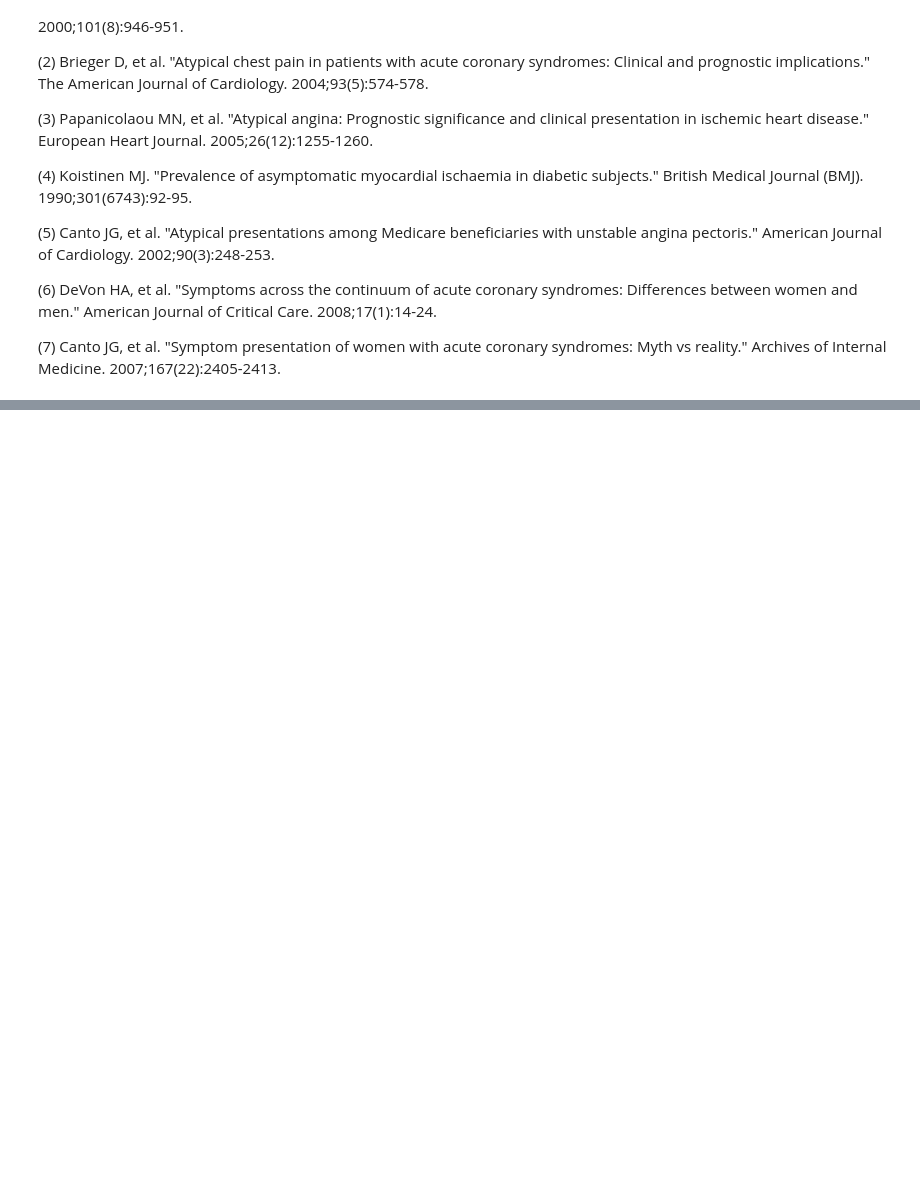
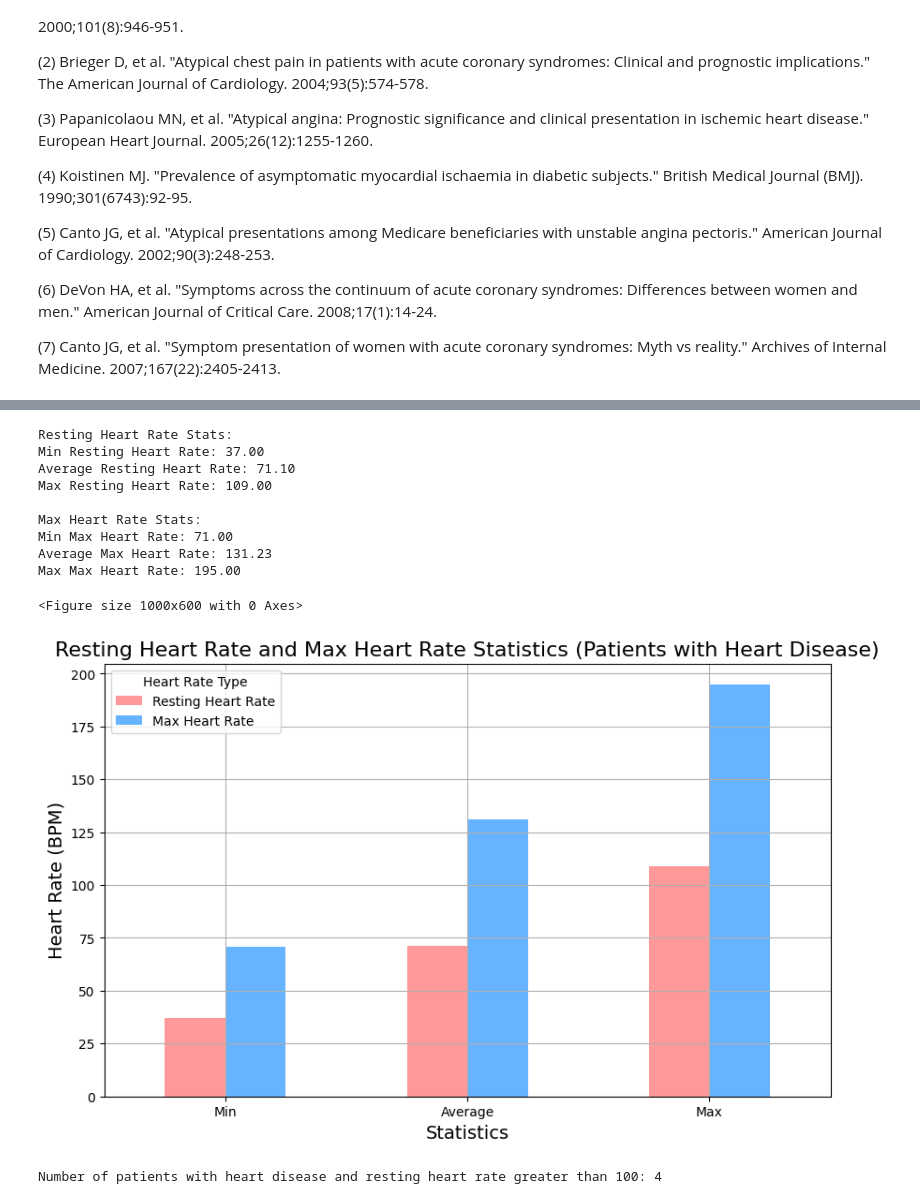
Before and after one commit to KentFre/CDS_CardioVision, a Jupyter notebook: data/data_cleanup.ipynb, the cells around one changed output, grey strips where cells are left out. Drawn from its saved outputs; the diff is of its cells as text; code cells hidden in the pictures; blank space fills up the shorter version.

```diff
--- a/data/data_cleanup.ipynb
+++ b/data/data_cleanup.ipynb
@@ -827,0 +939,59 @@ True                         53   24.423963
+# %%
+resting_heart_rate_stats = {
+    'Min Resting Heart Rate': heart_disease_patients['resting_heart_rate'].min(),
+    'Average Resting Heart Rate': heart_disease_patients['resting_heart_rate'].mean(),
+    'Max Resting Heart Rate': heart_disease_patients['resting_heart_rate'].max()
+}
+
+max_heart_rate_stats = {
+    'Min Max Heart Rate': heart_disease_patients['max_heart_rate'].min(),
+    'Average Max Heart Rate': heart_disease_patients['max_heart_rate'].mean(),
+    'Max Max Heart Rate': heart_disease_patients['max_heart_rate'].max()
+}
+
+
+print("Resting Heart Rate Stats:")
+for key, value in resting_heart_rate_stats.items():
+    print(f"{key}: {value:.2f}")
+
+print("\nMax Heart Rate Stats:")
+for key, value in max_heart_rate_stats.items():
+    print(f"{key}: {value:.2f}")
+
+
+stats_df = pd.DataFrame({
+    'Resting Heart Rate': list(resting_heart_rate_stats.values()),
+    'Max Heart Rate': list(max_heart_rate_stats.values())
+}, index=['Min', 'Average', 'Max'])
+
+
+plt.figure(figsize=(10, 6))
+stats_df.plot(kind='bar', figsize=(10, 6), color=colors)
+plt.title('Resting Heart Rate and Max Heart Rate Statistics (Patients with Heart Disease)', fontsize=16)
+plt.xlabel('Statistics', fontsize=14)
+plt.ylabel('Heart Rate (BPM)', fontsize=14)
+plt.xticks(rotation=0)
+plt.legend(title='Heart Rate Type')
+plt.grid(True)
+plt.show()
+# %% [output]
+Resting Heart Rate Stats:
+Min Resting Heart Rate: 37.00
+Average Resting Heart Rate: 71.10
+Max Resting Heart Rate: 109.00
+
+Max Heart Rate Stats:
+Min Max Heart Rate: 71.00
+Average Max Heart Rate: 131.23
+Max Max Heart Rate: 195.00
+<Figure size 1000x600 with 0 Axes>
+[figure, added]
+# %%
+high_resting_heart_rate = heart_disease_patients[heart_disease_patients['resting_heart_rate'] > 100]
+
+# Count how many patients meet the criteria
+count_high_resting_heart_rate = high_resting_heart_rate.shape[0]
+
+print(f'Number of patients with heart disease and resting heart rate greater than 100: {count_high_resting_heart_rate}')
+# %% [output]
+Number of patients with heart disease and resting heart rate greater than 100: 4
```
Also changed, not shown: parts of 42 cells of this notebook, 1 other file.
